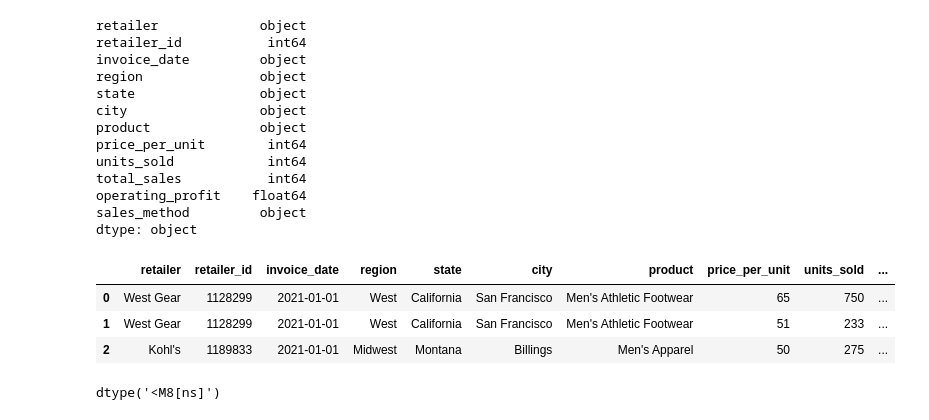
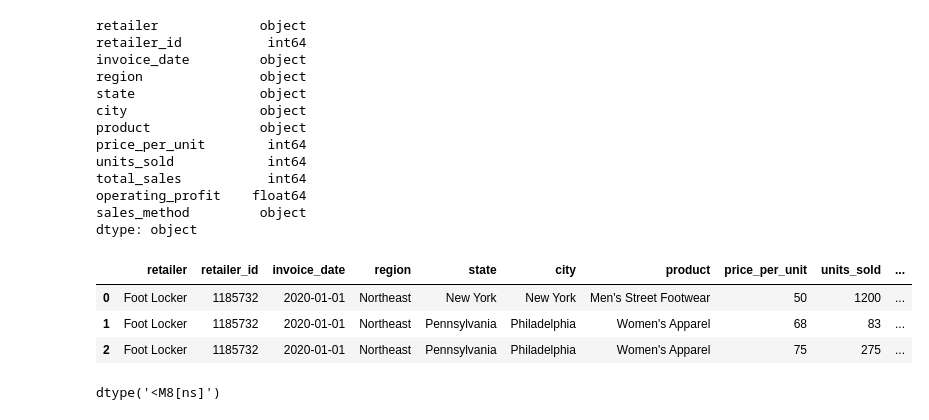
Before and after one commit to ehxewri/athletic_sales_analysis, a Jupyter notebook: athletic_sales_analysis_starter_code.ipynb, the cells around one changed output. Cells and saved outputs as stored; diff of their text form; code cells hidden in the pictures.

```diff
--- a/athletic_sales_analysis_starter_code.ipynb
+++ b/athletic_sales_analysis_starter_code.ipynb
@@ -100,15 +100,12 @@ dtype: object
 # %%
 # Convert the "invoice_date" to a datetime datatype
 as_years_df['invoice_date'] = pd.to_datetime(as_years_df['invoice_date'],  format='mixed')
 as_years_df.head(3)
-# this is to test single year as2021
-as2021_df['invoice_date'] =pd.to_datetime(as2021_df['invoice_date'],  format='mixed')
-as2021_df.head(3)
 # %% [output]
 |  | retailer | retailer_id | invoice_date | region | state | city | product | price_per_unit | units_sold | ... |
-| 0 | West Gear | 1128299 | 2021-01-01 | West | California | San Francisco | Men's Athletic Footwear | 65 | 750 | ... |
-| 1 | West Gear | 1128299 | 2021-01-01 | West | California | San Francisco | Men's Athletic Footwear | 51 | 233 | ... |
-| 2 | Kohl's | 1189833 | 2021-01-01 | Midwest | Montana | Billings | Men's Apparel | 50 | 275 | ... |
+| 0 | Foot Locker | 1185732 | 2020-01-01 | Northeast | New York | New York | Men's Street Footwear | 50 | 1200 | ... |
+| 1 | Foot Locker | 1185732 | 2020-01-01 | Northeast | Pennsylvania | Philadelphia | Women's Apparel | 68 | 83 | ... |
+| 2 | Foot Locker | 1185732 | 2020-01-01 | Northeast | Pennsylvania | Philadelphia | Women's Apparel | 75 | 275 | ... |
 # %%
 # Confirm that the "invoice_date" data type has been changed.
 as_years_df['invoice_date'].dtypes
```
Also changed, not shown: parts of 2 cells of this notebook.
